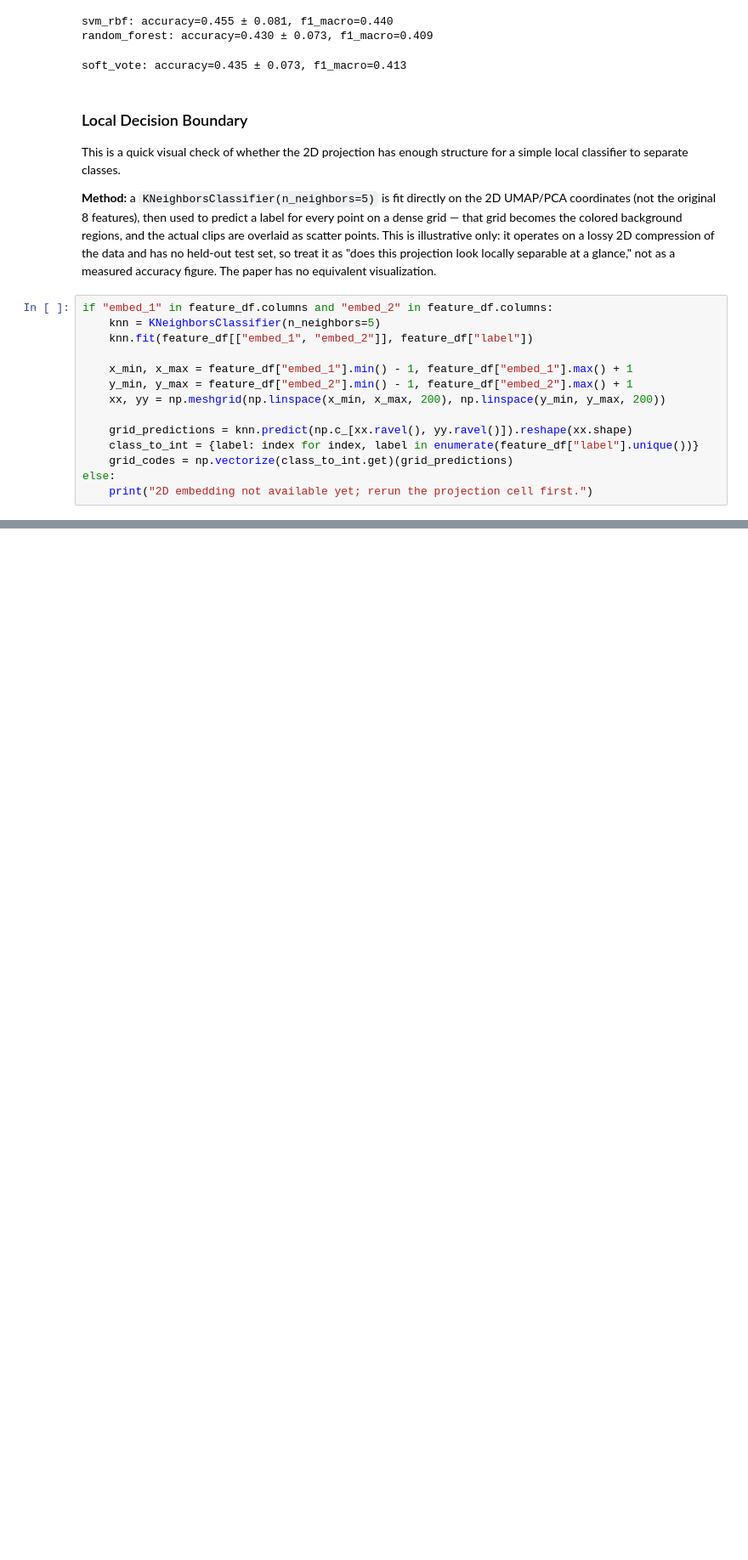
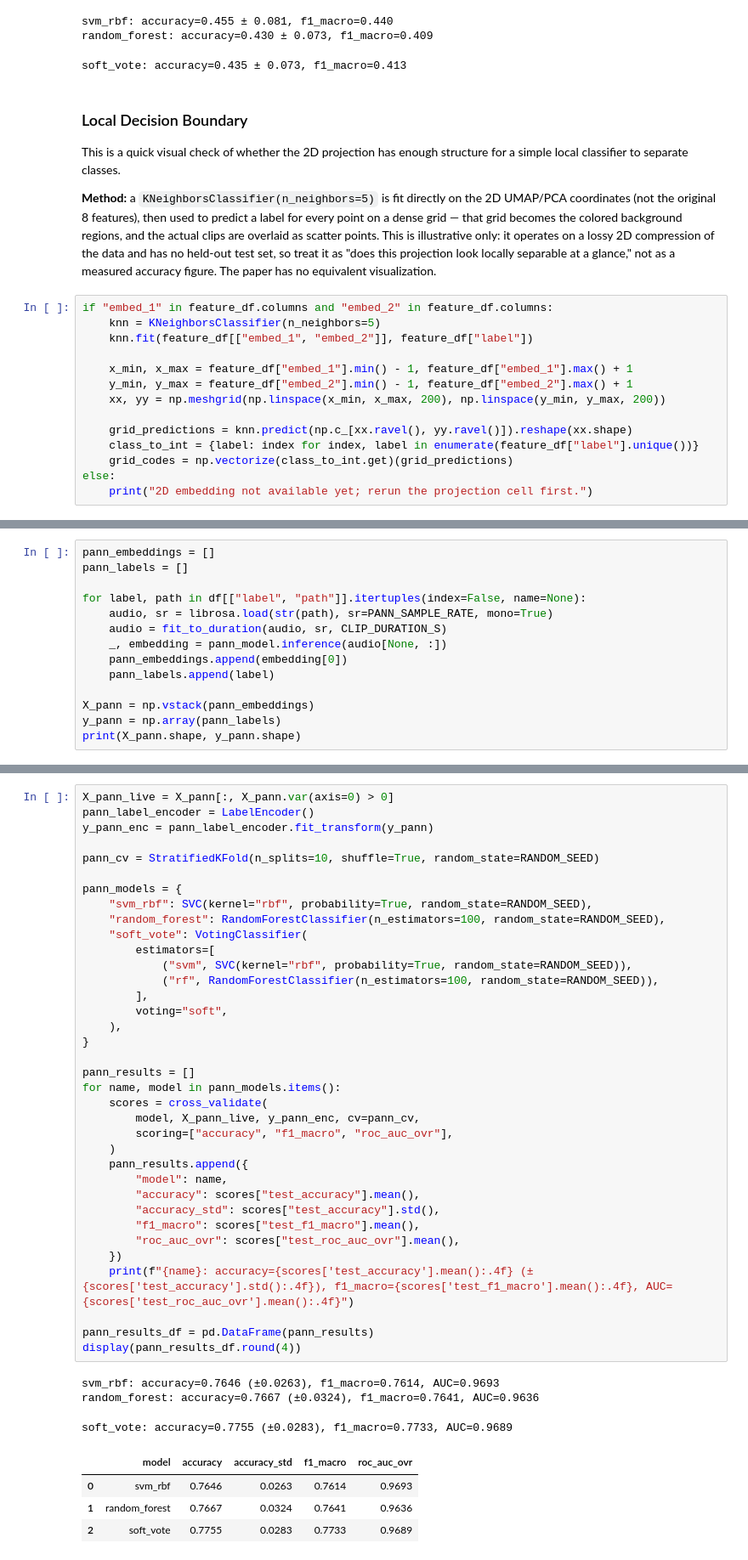
Before and after one commit to CevenJKnowles/Kitty3000-ML, a Jupyter notebook: notebooks/cjk-research-2sec.ipynb, the cells around one changed output, grey strips where cells are left out. Shown at 85% size. Saved outputs shown, nothing was run; the diff lists cells and outputs as text; blank space fills up the shorter version.

Commit message:
research: best audio duration & sample rate EDA and comparisons

```diff
--- a/notebooks/cjk-research-2sec.ipynb
+++ b/notebooks/cjk-research-2sec.ipynb
@@ -807,0 +824,14 @@ if "embed_1" in feature_df.columns and "embed_2" in feature_df.columns:
+# %%
+pann_embeddings = []
+pann_labels = []
+
+for label, path in df[["label", "path"]].itertuples(index=False, name=None):
+    audio, sr = librosa.load(str(path), sr=PANN_SAMPLE_RATE, mono=True)
+    audio = fit_to_duration(audio, sr, CLIP_DURATION_S)
+    _, embedding = pann_model.inference(audio[None, :])
+    pann_embeddings.append(embedding[0])
+    pann_labels.append(label)
+
+X_pann = np.vstack(pann_embeddings)
+y_pann = np.array(pann_labels)
+print(X_pann.shape, y_pann.shape)
@@ -807,0 +889,44 @@ if "embed_1" in feature_df.columns and "embed_2" in feature_df.columns:
+# %%
+X_pann_live = X_pann[:, X_pann.var(axis=0) > 0]
+pann_label_encoder = LabelEncoder()
+y_pann_enc = pann_label_encoder.fit_transform(y_pann)
+
+pann_cv = StratifiedKFold(n_splits=10, shuffle=True, random_state=RANDOM_SEED)
+
+pann_models = {
+    "svm_rbf": SVC(kernel="rbf", probability=True, random_state=RANDOM_SEED),
+    "random_forest": RandomForestClassifier(n_estimators=100, random_state=RANDOM_SEED),
+    "soft_vote": VotingClassifier(
+        estimators=[
+            ("svm", SVC(kernel="rbf", probability=True, random_state=RANDOM_SEED)),
+            ("rf", RandomForestClassifier(n_estimators=100, random_state=RANDOM_SEED)),
+        ],
+        voting="soft",
+    ),
+}
+
+pann_results = []
+for name, model in pann_models.items():
+    scores = cross_validate(
+        model, X_pann_live, y_pann_enc, cv=pann_cv,
+        scoring=["accuracy", "f1_macro", "roc_auc_ovr"],
+    )
+    pann_results.append({
+        "model": name,
+        "accuracy": scores["test_accuracy"].mean(),
+        "accuracy_std": scores["test_accuracy"].std(),
+        "f1_macro": scores["test_f1_macro"].mean(),
+        "roc_auc_ovr": scores["test_roc_auc_ovr"].mean(),
+    })
+    print(f"{name}: accuracy={scores['test_accuracy'].mean():.4f} (±{scores['test_accuracy'].std():.4f}), f1_macro={scores['test_f1_macro'].mean():.4f}, AUC={scores['test_roc_auc_ovr'].mean():.4f}")
+
+pann_results_df = pd.DataFrame(pann_results)
+display(pann_results_df.round(4))
+# %% [output]
+svm_rbf: accuracy=0.7646 (±0.0263), f1_macro=0.7614, AUC=0.9693
+random_forest: accuracy=0.7667 (±0.0324), f1_macro=0.7641, AUC=0.9636
+soft_vote: accuracy=0.7755 (±0.0283), f1_macro=0.7733, AUC=0.9689
+|  | model | accuracy | accuracy_std | f1_macro | roc_auc_ovr |
+| 0 | svm_rbf | 0.7646 | 0.0263 | 0.7614 | 0.9693 |
+| 1 | random_forest | 0.7667 | 0.0324 | 0.7641 | 0.9636 |
+| 2 | soft_vote | 0.7755 | 0.0283 | 0.7733 | 0.9689 |
```
Also changed, not shown: parts of 11 cells of this notebook, 4 other files.
